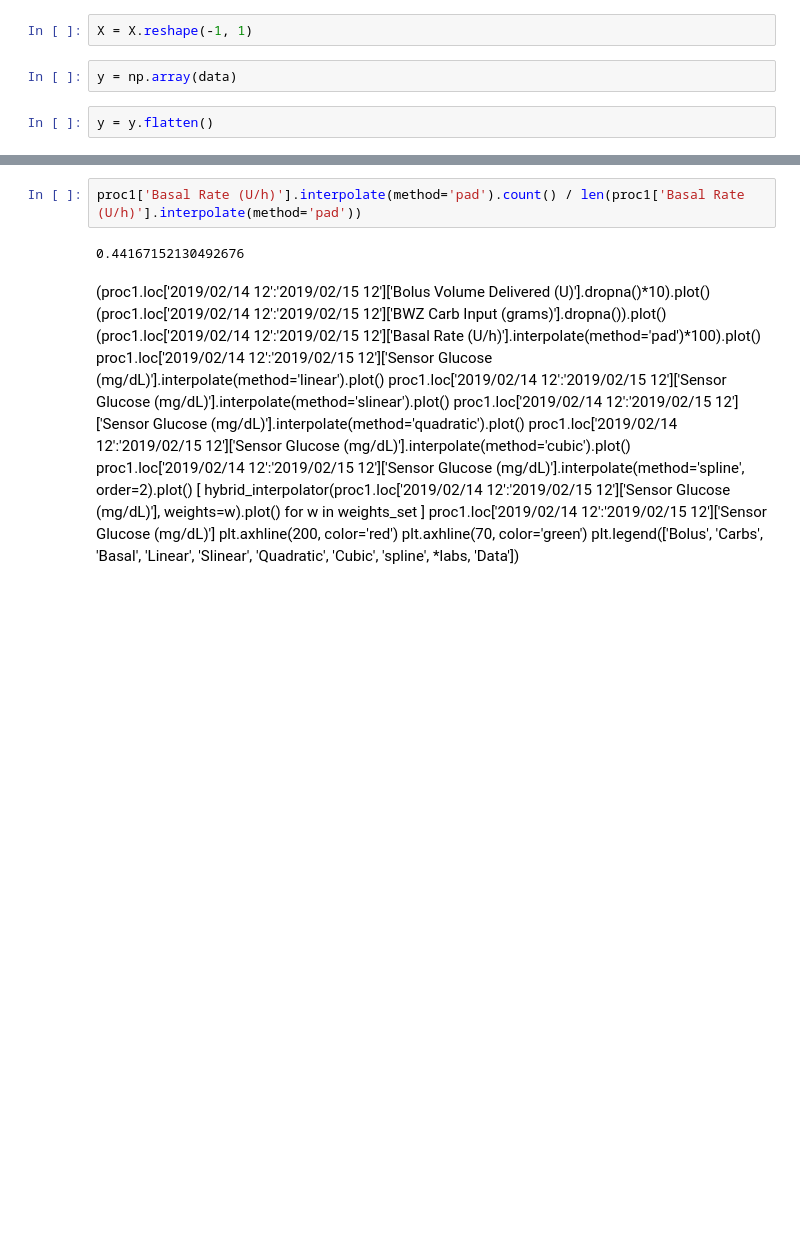
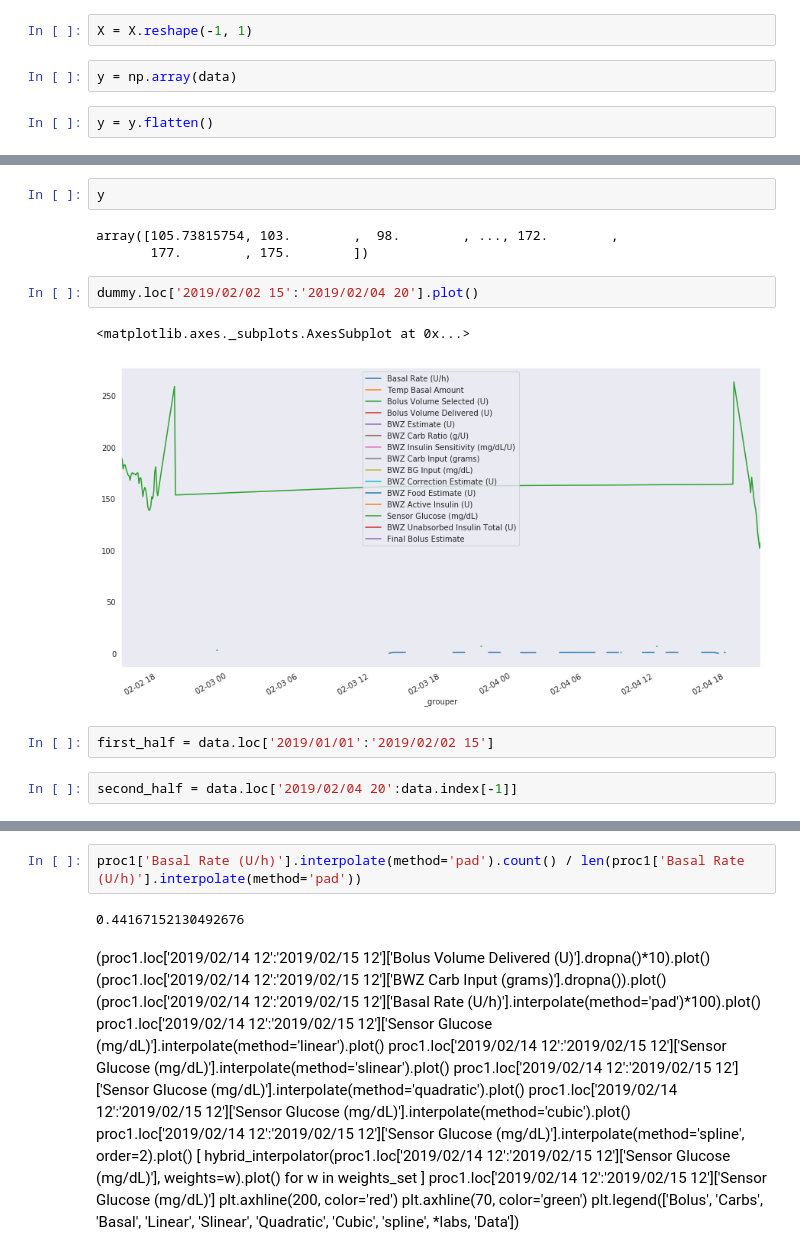
Before and after one commit to gmagannaDevelop/DiabManager, a Jupyter notebook: parse_carelink.ipynb, the cells around one changed output, grey strips where cells are left out. Cells and saved outputs as stored; diff of their text form; blank space fills up the shorter version.

```diff
--- a/parse_carelink.ipynb
+++ b/parse_carelink.ipynb
@@ -536,0 +530,14 @@ y = y.flatten()
+# %%
+y
+# %% [output]
+array([105.73815754, 103.        ,  98.        , ..., 172.        ,
+       177.        , 175.        ])
+# %%
+dummy.loc['2019/02/02 15':'2019/02/04 20'].plot()
+# %% [output]
+<matplotlib.axes._subplots.AxesSubplot at 0x...>
+[figure, added]
+# %%
+first_half = data.loc['2019/01/01':'2019/02/02 15']
+# %%
+second_half = data.loc['2019/02/04 20':data.index[-1]]
```
Also changed, not shown: parts of 16 cells of this notebook, 2 other files.
